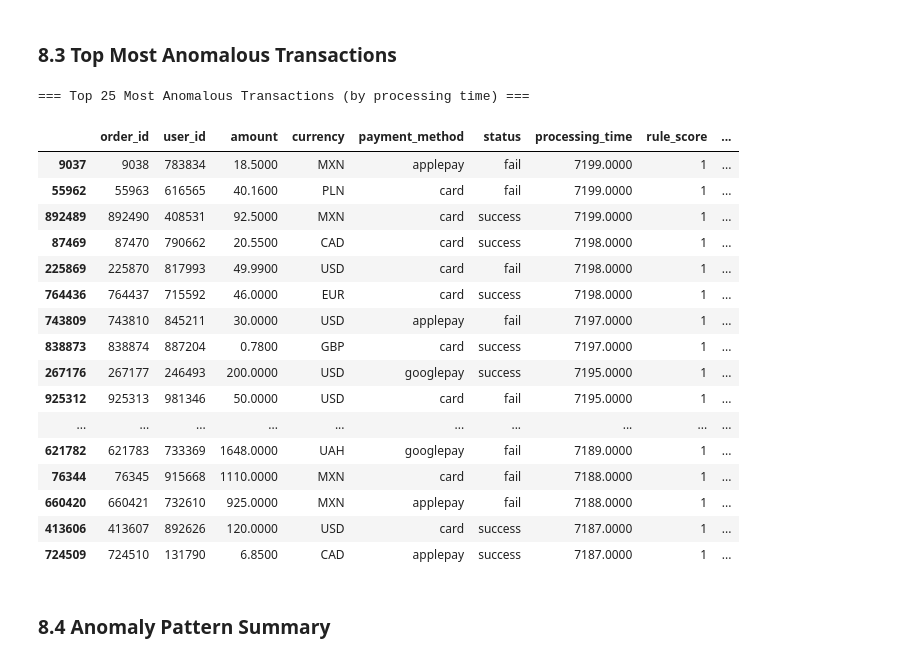
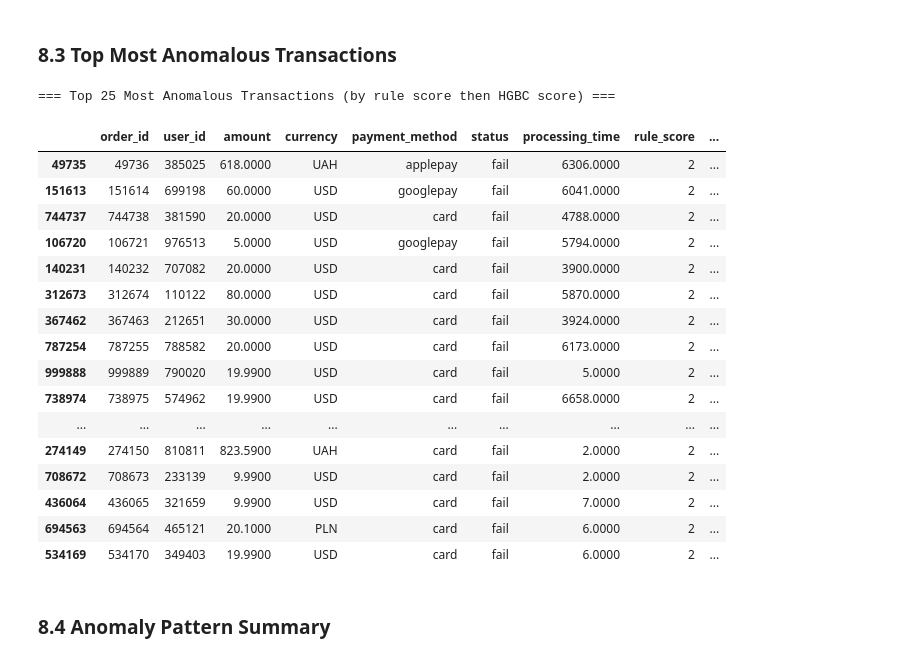
Before and after one commit to DenkoProg/labs, a Jupyter notebook: projects/int20h-2026-hackathon/kaggle.ipynb, the cells around one changed output. Drawn from its saved outputs; the diff is of its cells as text; code cells hidden in the pictures.

```diff
--- a/projects/int20h-2026-hackathon/kaggle.ipynb
+++ b/projects/int20h-2026-hackathon/kaggle.ipynb
@@ -453,9 +442,12 @@ df['is_over_refund'] = (df['refunded_amount'] > df['amount']).astype(int)
 df['refund_inconsistency'] = (
     (df['has_refund'] == True) & (df['refunded_amount'] == 0)
 ).astype(int)
+# R7: refund on a failed transaction — logical impossibility
+df['is_refund_on_fail'] = ((df['has_refund'] == True) & (df['is_failed'] == 1)).astype(int)
 
 print(f'Over-refund:           {df["is_over_refund"].sum():,} ({df["is_over_refund"].mean():.2%})')
 print(f'Refund inconsistency:  {df["refund_inconsistency"].sum():,} ({df["refund_inconsistency"].mean():.2%})')
+print(f'Refund on fail (R7):   {df["is_refund_on_fail"].sum():,} ({df["is_refund_on_fail"].mean():.2%})')
 # %% [output]
 Over-refund:           2,691 (0.27%)
 Refund inconsistency:  0 (0.00%)
@@ -604,6 +592,7 @@ rules = {
         (df['is_geo_mismatch'] == 1) &
         (df['is_failed'] == 1)
     ),
+    'R7_refund_on_fail':     df['is_refund_on_fail'] == 1,
 }
 
 for name, mask in rules.items():
@@ -716,15 +744,22 @@ This maximizes recall (we catch more real anomalies) without sacrificing too muc
 # %%
-df['is_anomaly'] = df['rule_anomaly'].astype(int)
+df['is_anomaly'] = ((df['rule_anomaly'] == 1) | (df['hgbc_anomaly'] == 1)).astype(int)
 
 total_anomalies = df['is_anomaly'].sum()
 total = len(df)
 
-print('=== Final Anomaly Detection Results (v3 — rules only) ===')
+hgbc_only  = int(((df['rule_anomaly'] == 0) & (df['hgbc_anomaly'] == 1)).sum())
+rule_flagged = int(df['rule_anomaly'].sum())
+
+print('=== Final Anomaly Detection Results ===')
 print(f'Total transactions:  {total:,}')
 print(f'Total anomalies:     {total_anomalies:,} ({total_anomalies/total:.2%})')
-print(f'Normal transactions: {total - total_anomalies:,} ({(total - total_anomalies)/total:.2%})')
+print(f'Normal transactions: {total - total_anomalies:,}')
 print()
-print('By rule:')
+print(f'By detection source:')
+print(f'  Rule-flagged (R1–R7): {rule_flagged:,}')
+print(f'  HGBC additions:       {hgbc_only:,}')
+print()
+print('Rule breakdown:')
 for name in rule_names:
     count = int(df[name].sum())
     print(f'  {name}: {count:,}')
@@ -833,41 +873,44 @@ plt.show()
 # %%
 def build_explanation(row):
     reasons = []
     if row['R1_extreme_proc_time']: reasons.append(f'proc_time={row["processing_time"]:.0f}s')
     if row['R2_over_refund']:       reasons.append(f'over_refund({row["refunded_amount"]:.2f}>{row["amount"]:.2f})')
     if row['R3_fraud_error']:       reasons.append(f'fraud_error={row["error_code"]}')
     if row['R4_bank_777']:          reasons.append(f'bank_id=777(synthetic_test_bank)')
     if row['R5_nonstandard_error']: reasons.append(f'error_code=0.01(non_standard)')
     if row['R6_secured_geo_fail']:  reasons.append(f'secured_geo_mismatch_fail(ip={row["ip_country"]},bin={row["bin_country"]})')
+    if row['R7_refund_on_fail']:    reasons.append(f'refund_on_failed_tx')
+    if not reasons and row['hgbc_proba'] > 0:
+        reasons.append(f'HGBC_score={row["hgbc_proba"]:.3f}')
     return '; '.join(reasons) if reasons else 'unknown'
 
 anomalies = df[df['is_anomaly'] == 1].copy()
 anomalies['explanation'] = anomalies.apply(build_explanation, axis=1)
 
 display_cols = ['order_id', 'user_id', 'amount', 'currency', 'payment_method',
-                'status', 'processing_time', 'rule_score', 'explanation']
+                'status', 'processing_time', 'rule_score', 'hgbc_proba', 'explanation']
 
-print('=== Top 25 Most Anomalous Transactions (by processing time) ===')
-anomalies.nlargest(25, 'processing_time')[display_cols]
+print('=== Top 25 Most Anomalous Transactions (by rule score then HGBC score) ===')
+anomalies.sort_values(['rule_score', 'hgbc_proba'], ascending=False).head(25)[display_cols]
 # %% [output]
-=== Top 25 Most Anomalous Transactions (by processing time) ===
+=== Top 25 Most Anomalous Transactions (by rule score then HGBC score) ===
 |  | order_id | user_id | amount | currency | payment_method | status | processing_time | rule_score | ... |
-| 9037 | 9038 | 783834 | 18.5000 | MXN | applepay | fail | 7199.0000 | 1 | ... |
-| 55962 | 55963 | 616565 | 40.1600 | PLN | card | fail | 7199.0000 | 1 | ... |
-| 892489 | 892490 | 408531 | 92.5000 | MXN | card | success | 7199.0000 | 1 | ... |
-| 87469 | 87470 | 790662 | 20.5500 | CAD | card | success | 7198.0000 | 1 | ... |
-| 225869 | 225870 | 817993 | 49.9900 | USD | card | fail | 7198.0000 | 1 | ... |
-| 764436 | 764437 | 715592 | 46.0000 | EUR | card | success | 7198.0000 | 1 | ... |
-| 743809 | 743810 | 845211 | 30.0000 | USD | applepay | fail | 7197.0000 | 1 | ... |
-| 838873 | 838874 | 887204 | 0.7800 | GBP | card | success | 7197.0000 | 1 | ... |
-| 267176 | 267177 | 246493 | 200.0000 | USD | googlepay | success | 7195.0000 | 1 | ... |
-| 925312 | 925313 | 981346 | 50.0000 | USD | card | fail | 7195.0000 | 1 | ... |
+| 49735 | 49736 | 385025 | 618.0000 | UAH | applepay | fail | 6306.0000 | 2 | ... |
+| 151613 | 151614 | 699198 | 60.0000 | USD | googlepay | fail | 6041.0000 | 2 | ... |
+| 744737 | 744738 | 381590 | 20.0000 | USD | card | fail | 4788.0000 | 2 | ... |
+| 106720 | 106721 | 976513 | 5.0000 | USD | googlepay | fail | 5794.0000 | 2 | ... |
+| 140231 | 140232 | 707082 | 20.0000 | USD | card | fail | 3900.0000 | 2 | ... |
+| 312673 | 312674 | 110122 | 80.0000 | USD | card | fail | 5870.0000 | 2 | ... |
+| 367462 | 367463 | 212651 | 30.0000 | USD | card | fail | 3924.0000 | 2 | ... |
+| 787254 | 787255 | 788582 | 20.0000 | USD | card | fail | 6173.0000 | 2 | ... |
+| 999888 | 999889 | 790020 | 19.9900 | USD | card | fail | 5.0000 | 2 | ... |
+| 738974 | 738975 | 574962 | 19.9900 | USD | card | fail | 6658.0000 | 2 | ... |
 | ... | ... | ... | ... | ... | ... | ... | ... | ... | ... |
-| 621782 | 621783 | 733369 | 1648.0000 | UAH | googlepay | fail | 7189.0000 | 1 | ... |
-| 76344 | 76345 | 915668 | 1110.0000 | MXN | card | fail | 7188.0000 | 1 | ... |
-| 660420 | 660421 | 732610 | 925.0000 | MXN | applepay | fail | 7188.0000 | 1 | ... |
-| 413606 | 413607 | 892626 | 120.0000 | USD | card | success | 7187.0000 | 1 | ... |
-| 724509 | 724510 | 131790 | 6.8500 | CAD | applepay | success | 7187.0000 | 1 | ... |
+| 274149 | 274150 | 810811 | 823.5900 | UAH | card | fail | 2.0000 | 2 | ... |
+| 708672 | 708673 | 233139 | 9.9900 | USD | card | fail | 2.0000 | 2 | ... |
+| 436064 | 436065 | 321659 | 9.9900 | USD | card | fail | 7.0000 | 2 | ... |
+| 694563 | 694564 | 465121 | 20.1000 | PLN | card | fail | 6.0000 | 2 | ... |
+| 534169 | 534170 | 349403 | 19.9900 | USD | card | fail | 6.0000 | 2 | ... |
 # %% [markdown]
 ### 8.4 Anomaly Pattern Summary
 # %%
```
Also changed, not shown: parts of 20 cells of this notebook, 1 other file.
